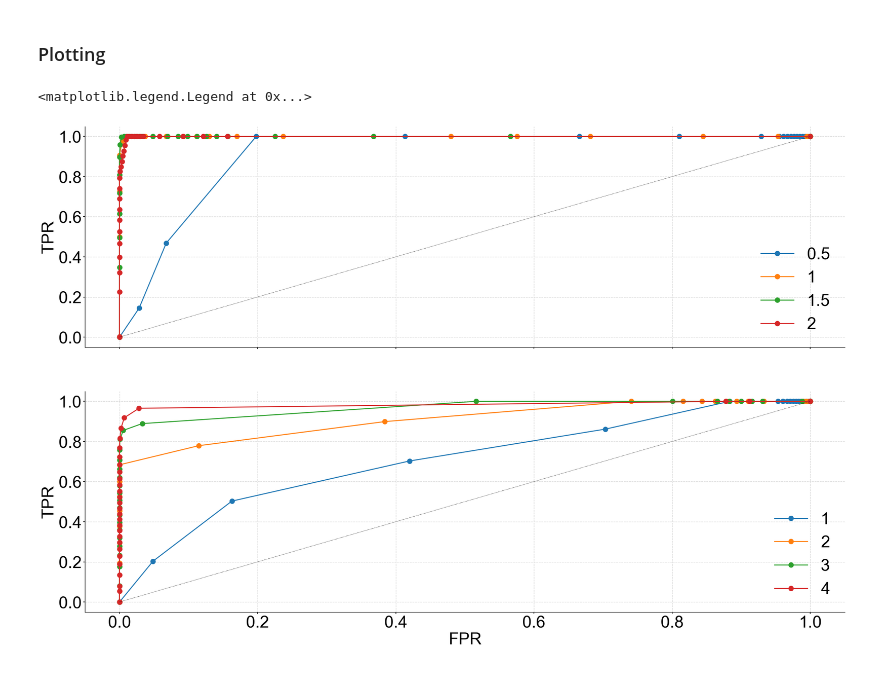
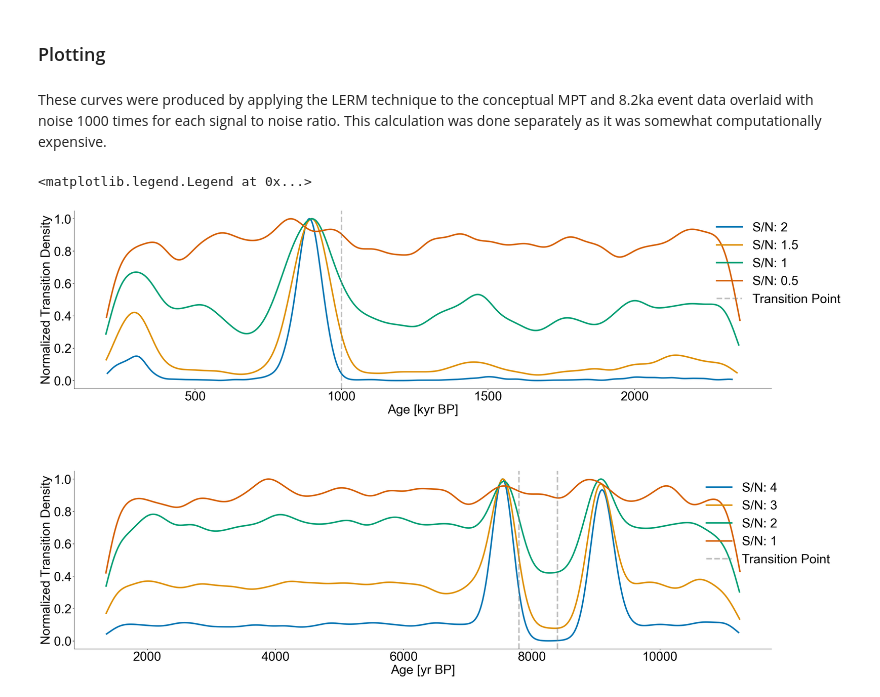
Before and after one commit to alexkjames/Detecting_Paleoclimate_Transitions_with_LERM, a Jupyter notebook: notebooks/Figure_7.ipynb, the cells around one changed output. Saved outputs shown, nothing was run; the diff lists cells and outputs as text; code cells hidden in the pictures.

```diff
--- a/notebooks/Figure_7.ipynb
+++ b/notebooks/Figure_7.ipynb
@@ -204,7 +78,11 @@ def ROC_curve_8k(transition_hist,window=[[7400,7600],[9000,9200]],num_points=100
 # %% [markdown]
 ### Plotting
+# %% [markdown]
+These curves were produced by applying the LERM technique to the conceptual MPT and 8.2ka event data overlaid with noise 1000 times for each signal to noise ratio. This calculation was done separately as it was somewhat computationally expensive.
 # %%
 #Production figure
+
+color_list = sns.color_palette('colorblind',4)
 
 SMALL_SIZE = 34
 MEDIUM_SIZE = 34
@@ -214,55 +92,60 @@ plt.rc('font', size=SMALL_SIZE)          # controls default text sizes
 plt.rc('axes', titlesize=MEDIUM_SIZE)     # fontsize of the axes title
 plt.rc('axes', labelsize=MEDIUM_SIZE)    # fontsize of the x and y labels
 plt.rc('xtick', labelsize=MEDIUM_SIZE)    # fontsize of the tick labels
 plt.rc('ytick', labelsize=MEDIUM_SIZE)    # fontsize of the tick labels
 plt.rc('legend', fontsize=BIGGER_SIZE)    # legend fontsize
 plt.rc('figure', titlesize=BIGGER_SIZE)  # fontsize of the figure title
 
-fig,ax = plt.subplots(figsize=(28,18),nrows=2,sharex=True)
+fig,ax = plt.subplots(figsize=(28,18),nrows=2)
+fig.tight_layout(h_pad=5, w_pad=5)
 axes = ax.ravel()
 
 with open('./data/leloup_paillard_transitions.pkl','rb') as handle:
     trans_res = pickle.load(handle)
 
-noise_levels = [.5,1,1.5,2]
-roc_res = {}
+noise_levels = [2,1.5,1,.5]
 
-for level in noise_levels:
+for idx,level in enumerate(noise_levels):
     transition_hist = trans_res[level]
-    tpr,fpr = ROC_curve_lp(transition_hist,window=(850,950))
-    roc_res[level] = [tpr,fpr]
 
-colors = sns.color_palette()
+    kde = gaussian_kde(transition_hist,bw_method=.06)
+    x_axis = np.linspace(transition_hist.min(),transition_hist.max(),10000)
+    evaluated = kde.evaluate(x_axis)
+    evaluated /= max(evaluated)
 
-for idx,level in enumerate(list(roc_res.keys())):
-    axes[0].plot(roc_res[level][1],roc_res[level][0],label=level,color=colors[idx],marker='o',linewidth=2,markersize=10)
+    axes[0].plot(x_axis,evaluated,label=f'S/N: {level}',color=color_list[idx],linewidth=4)
 
-axes[0].plot(np.arange(0,2,),np.arange(0,2),linestyle='dashed',color='black',linewidth=.5)
+    axes[0].grid(False)
+    axes[0].set_xlabel('Age [kyr BP]')
+    axes[0].set_ylabel('Normalized Transition Density')
 
-axes[0].set_ylabel('TPR')
-axes[0].legend()
+axes[0].axvline(1000,color='grey',linestyle='dashed',alpha=.5,linewidth=4,label='Transition Point')
+axes[0].legend(bbox_to_anchor=(1.115,1),loc='upper right')
 
 with open('./data/8k_transitions.pkl','rb') as handle:
     trans_res = pickle.load(handle)
 
-noise_levels = [1,2,3,4]
-roc_res={}
+noise_levels = [4,3,2,1]
 
-for level in noise_levels:
+for idx,level in enumerate(noise_levels):
     transition_hist = trans_res[level]
-    tpr,fpr = ROC_curve_8k(transition_hist,window=[[7200,7800],[8800,9600]])
-    roc_res[level] = [tpr,fpr]
 
-colors = sns.color_palette()
+    kde = gaussian_kde(transition_hist,bw_method=.06)
+    x_axis = np.linspace(transition_hist.min(),transition_hist.max(),10000)
+    evaluated = kde.evaluate(x_axis)
+    evaluated /= max(evaluated)
 
-for idx,level in enumerate(list(roc_res.keys())):
-    axes[1].plot(roc_res[level][1],roc_res[level][0],label=level,color=colors[idx],marker='o',linewidth=2,markersize=10)
+    axes[1].plot(x_axis,evaluated,label=f'S/N: {level}',color=color_list[idx],linewidth=4)
+    # ax.axvspan(7200,7800,color='grey',alpha=.3,label='Positive Range')
+    # ax.axvspan(8800,9600,color='grey',alpha=.3)
 
-axes[1].plot(np.arange(0,2,),np.arange(0,2),linestyle='dashed',color='black',linewidth=.5)
+    axes[1].grid(False)
+    axes[1].set_xlabel('Age [yr BP]')
+    axes[1].set_ylabel('Normalized Transition Density')
 
-axes[1].set_xlabel('FPR')
-axes[1].set_ylabel('TPR')
-axes[1].legend()
+axes[1].axvline(7800,color='grey',linestyle='dashed',alpha=.5,linewidth=4,label='Transition Point')
+axes[1].axvline(8400,color='grey',linestyle='dashed',alpha=.5,linewidth=4)
+axes[1].legend(bbox_to_anchor=(1.1,1),loc='upper right')
 # %% [output]
 <matplotlib.legend.Legend at 0x...>
-[figure, old version]
+[figure, new version]
```
Also changed, not shown: parts of 9 cells of this notebook.
